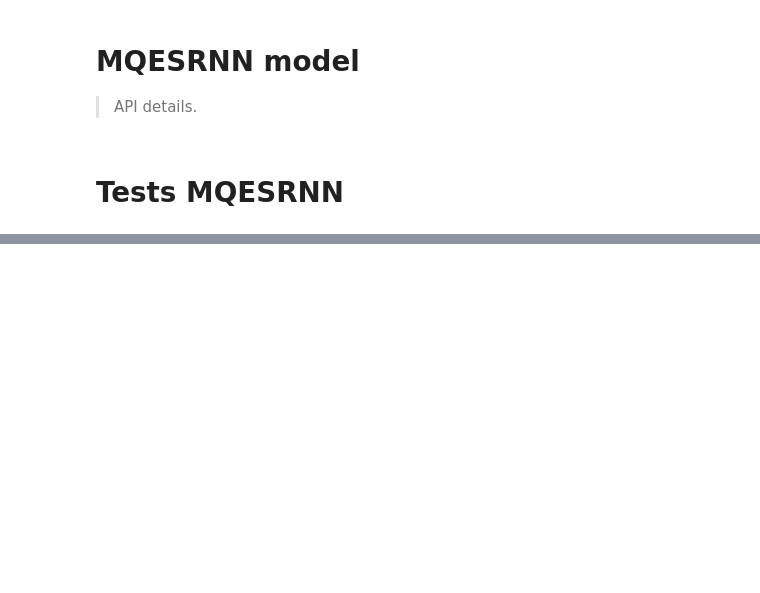
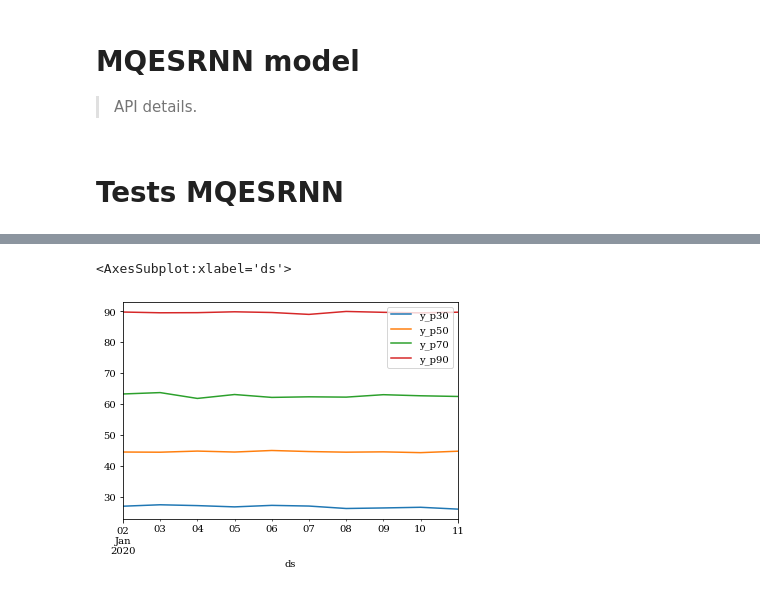
Before and after one commit to Nixtla/neuralforecast, a Jupyter notebook: nbs/models_esrnn__mqesrnn.ipynb, the cells around one changed output, grey strips where cells are left out. Drawn from its saved outputs; the diff is of its cells as text; code cells hidden in the pictures; blank space fills up the shorter version.

```diff
--- a/nbs/models_esrnn__mqesrnn.ipynb
+++ b/nbs/models_esrnn__mqesrnn.ipynb
@@ -190,0 +205,2 @@ calibration p90:  0.952
+# %%
+forecast = model.forecast(Y_df, batch_size=128)
@@ -190,0 +224,5 @@ calibration p90:  0.952
+# %%
+forecast.query('unique_id == "uid_1"').set_index('ds').plot()
+# %% [output]
+<AxesSubplot:xlabel='ds'>
+[figure, added]
```
Also changed, not shown: parts of 5 cells of this notebook, 5 other files.
